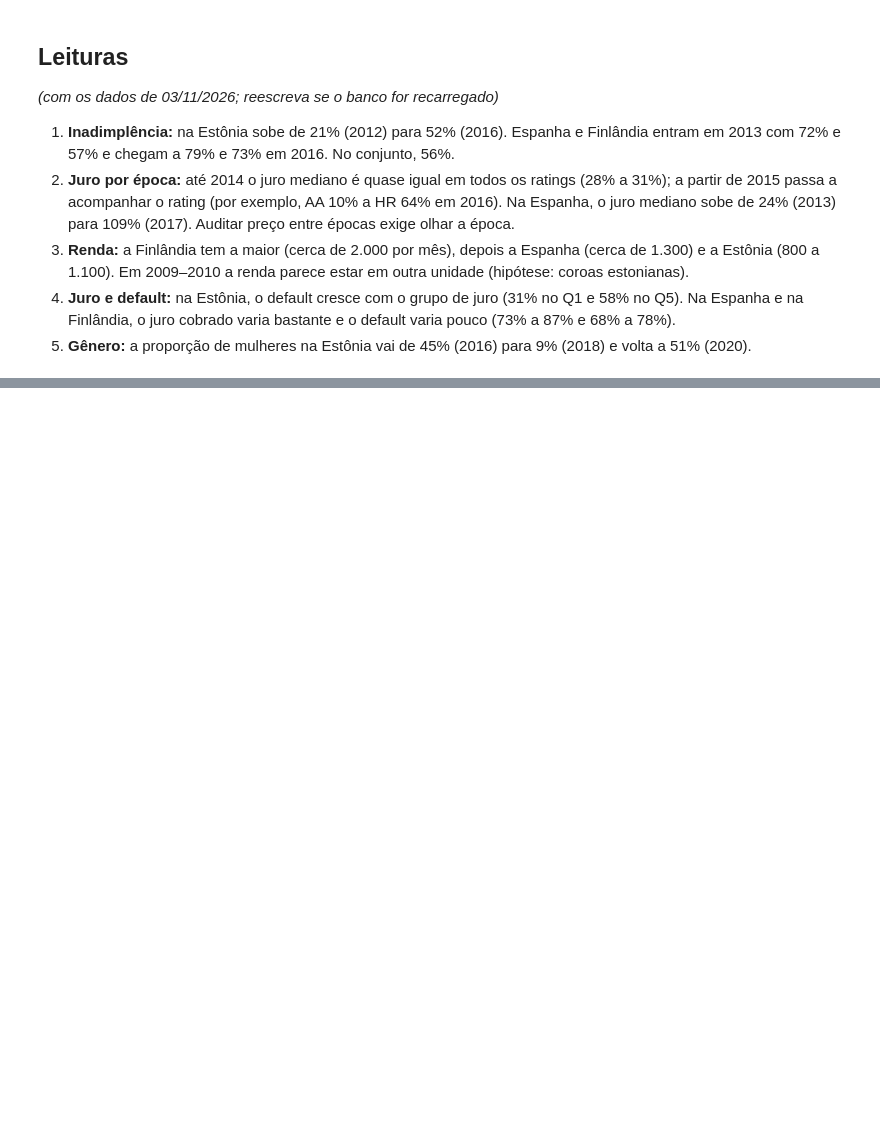
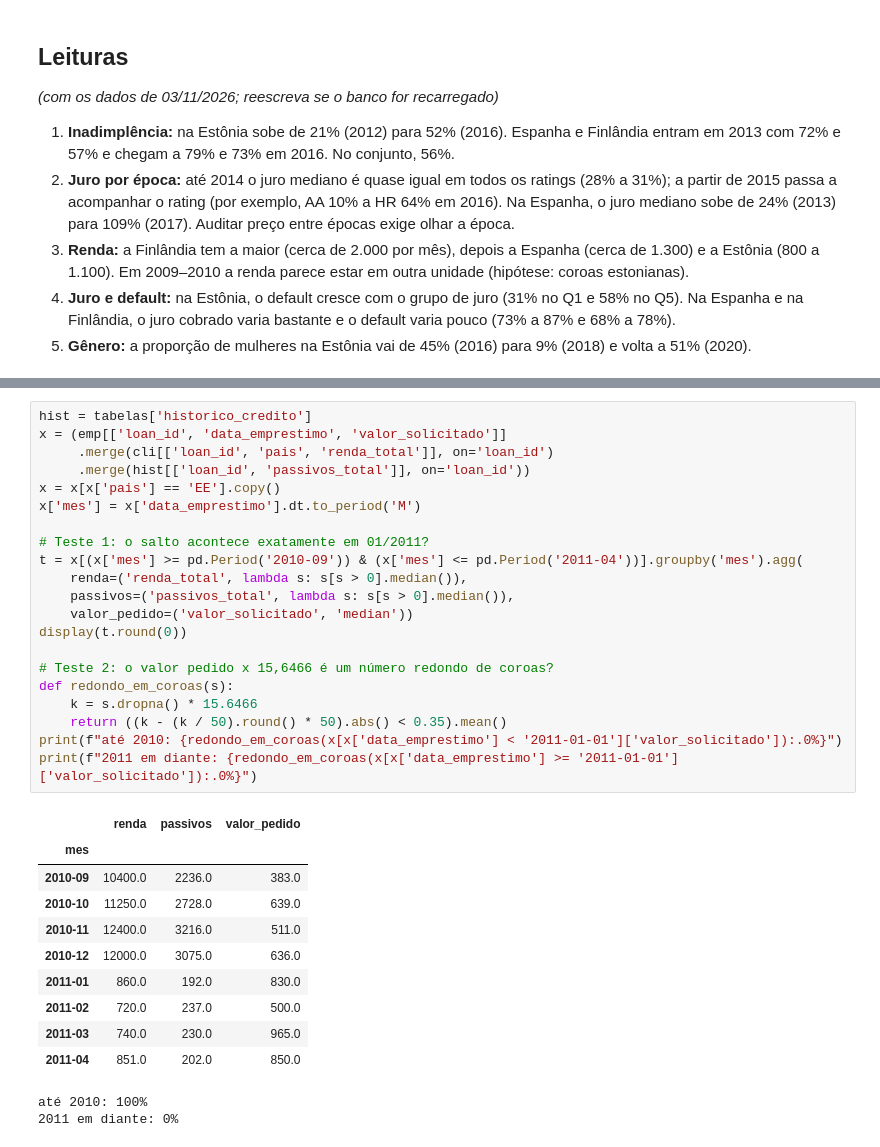
Before and after one commit to yaMimis/Auditor-Project, a Jupyter notebook: notebooks/dados/01_eda.ipynb, the cells around one changed output, grey strips where cells are left out. Cells and saved outputs as stored; diff of their text form; blank space fills up the shorter version.

Commit message:
teste se houve problema na conversão da moeda quando a Estonia adotou o Euro

```diff
--- a/notebooks/dados/01_eda.ipynb
+++ b/notebooks/dados/01_eda.ipynb
@@ -312,0 +321,34 @@ gravado: docs\figuras\05_genero_codificacao_por_ano.png
+# %%
+hist = tabelas['historico_credito']
+x = (emp[['loan_id', 'data_emprestimo', 'valor_solicitado']]
+     .merge(cli[['loan_id', 'pais', 'renda_total']], on='loan_id')
+     .merge(hist[['loan_id', 'passivos_total']], on='loan_id'))
+x = x[x['pais'] == 'EE'].copy()
+x['mes'] = x['data_emprestimo'].dt.to_period('M')
+
+# Teste 1: o salto acontece exatamente em 01/2011?
+t = x[(x['mes'] >= pd.Period('2010-09')) & (x['mes'] <= pd.Period('2011-04'))].groupby('mes').agg(
+    renda=('renda_total', lambda s: s[s > 0].median()),
+    passivos=('passivos_total', lambda s: s[s > 0].median()),
+    valor_pedido=('valor_solicitado', 'median'))
+display(t.round(0))
+
+# Teste 2: o valor pedido x 15,6466 é um número redondo de coroas?
+def redondo_em_coroas(s):
+    k = s.dropna() * 15.6466
+    return ((k - (k / 50).round() * 50).abs() < 0.35).mean()
+print(f"até 2010: {redondo_em_coroas(x[x['data_emprestimo'] < '2011-01-01']['valor_solicitado']):.0%}")
+print(f"2011 em diante: {redondo_em_coroas(x[x['data_emprestimo'] >= '2011-01-01']['valor_solicitado']):.0%}")
+# %% [output]
+|  | renda | passivos | valor_pedido |
+| mes |  |  |  |
+| 2010-09 | 10400.0 | 2236.0 | 383.0 |
+| 2010-10 | 11250.0 | 2728.0 | 639.0 |
+| 2010-11 | 12400.0 | 3216.0 | 511.0 |
+| 2010-12 | 12000.0 | 3075.0 | 636.0 |
+| 2011-01 | 860.0 | 192.0 | 830.0 |
+| 2011-02 | 720.0 | 237.0 | 500.0 |
+| 2011-03 | 740.0 | 230.0 | 965.0 |
+| 2011-04 | 851.0 | 202.0 | 850.0 |
+até 2010: 100%
+2011 em diante: 0%
```
Also changed, not shown: parts of 3 cells of this notebook.
